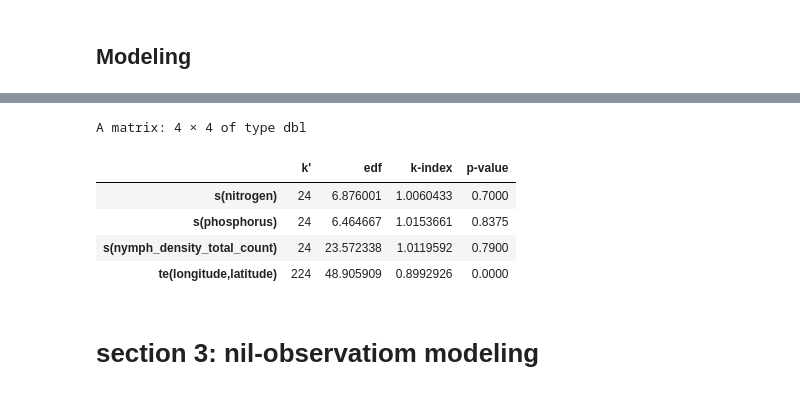
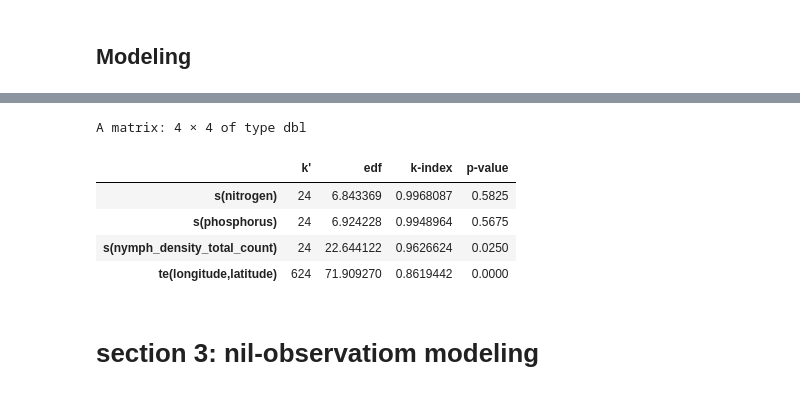
Before and after one commit to ddlawton/herbivore_nutrient_interactions, a Jupyter notebook: scripts/spatial_modeling/03_australian_plague_locust_raw_data_visualization.ipynb, the cells around one changed output, grey strips where cells are left out. Saved outputs shown, nothing was run; the diff lists cells and outputs as text; code cells hidden in the pictures.

```diff
--- a/scripts/spatial_modeling/03_australian_plague_locust_raw_data_visualization.ipynb
+++ b/scripts/spatial_modeling/03_australian_plague_locust_raw_data_visualization.ipynb
@@ -245,14 +226,14 @@ models <- list('mod1'= mod1, 'mod2' = mod2, 'mod3'= mod3, 'mod4'= mod4)
 # Save the combined list to an RDS file
 saveRDS(models, here("output/spatial_modeling/model_objects/locust_outbreak_models.rds"))
 # %%
-k.check(mod)
+k.check(mod1)
 # %% [output]
 A matrix: 4 × 4 of type dbl
 |  | k' | edf | k-index | p-value |
-| s(nitrogen) | 24 | 6.876001 | 1.0060433 | 0.7000 |
-| s(phosphorus) | 24 | 6.464667 | 1.0153661 | 0.8375 |
-| s(nymph_density_total_count) | 24 | 23.572338 | 1.0119592 | 0.7900 |
-| te(longitude,latitude) | 224 | 48.905909 | 0.8992926 | 0.0000 |
+| s(nitrogen) | 24 | 6.843369 | 0.9968087 | 0.5825 |
+| s(phosphorus) | 24 | 6.924228 | 0.9948964 | 0.5675 |
+| s(nymph_density_total_count) | 24 | 22.644122 | 0.9626624 | 0.0250 |
+| te(longitude,latitude) | 624 | 71.909270 | 0.8619442 | 0.0000 |
 # %% [markdown]
 # section 3: nil-observatiom modeling
 # %%
```
Also changed, not shown: parts of 10 cells of this notebook, 17 other files.
